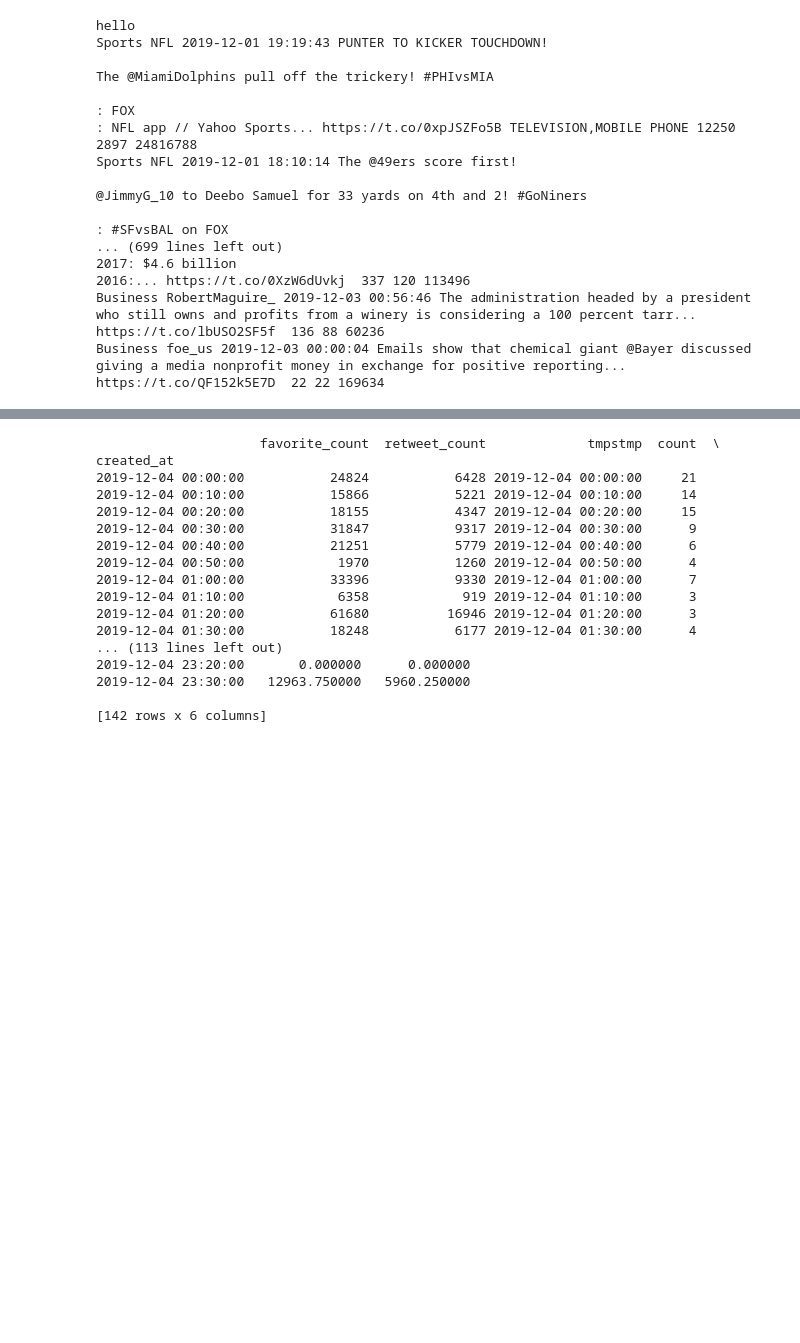
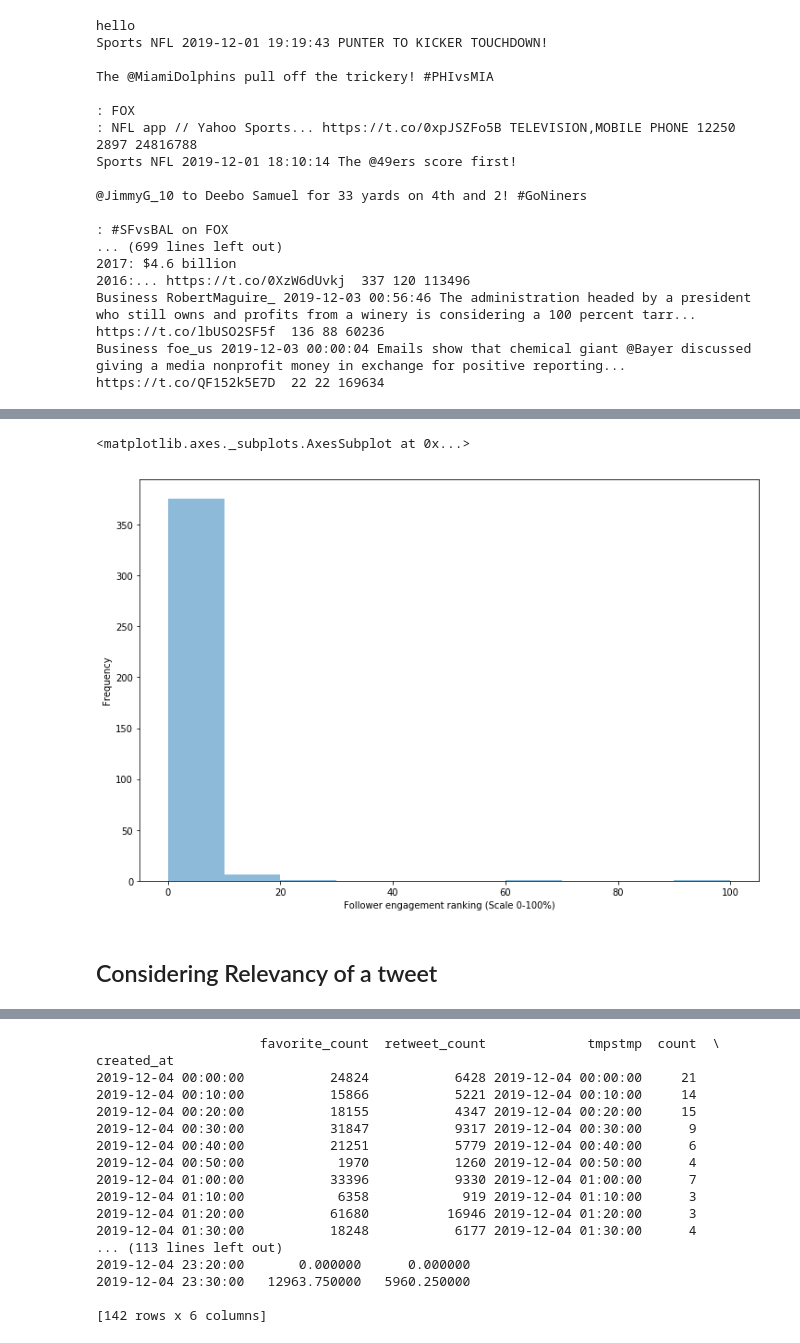
Before and after one commit to ishaan-jaff/data_science_proj, a Jupyter notebook: project1.ipynb, the cells around one changed output, grey strips where cells are left out. Drawn from its saved outputs; the diff is of its cells as text; code cells hidden in the pictures; blank space fills up the shorter version.

```diff
--- a/project1.ipynb
+++ b/project1.ipynb
@@ -291,0 +324,8 @@ data
+# %%
+## creating a ranking column
+data['ranking'] = (data['retweet_count'] + data['favorite_count'])/data['follower_count']
+## normalising the ranking columns
+x = data[['ranking']].values.astype(float)
+min_max_scaler = preprocessing.MinMaxScaler()
+x_scaled = min_max_scaler.fit_transform(x)
+data['ranking'] = 100*pd.DataFrame(x_scaled)
@@ -291,0 +375,11 @@ data
+# %%
+fig = plt.figure(figsize = (12,8))
+ax = fig.gca()
+ax.set_xlabel("Follower engagement ranking (Scale 0-100%)")
+ax.set_ylabel("Number of posts with ranking")
+data['ranking'].plot.hist(bins=10, alpha=0.5, ax=ax)
+# %% [output]
+<matplotlib.axes._subplots.AxesSubplot at 0x...>
+[figure, added]
+# %% [markdown]
+## Considering Relevancy of a tweet
```
Also changed, not shown: parts of 24 cells of this notebook.
